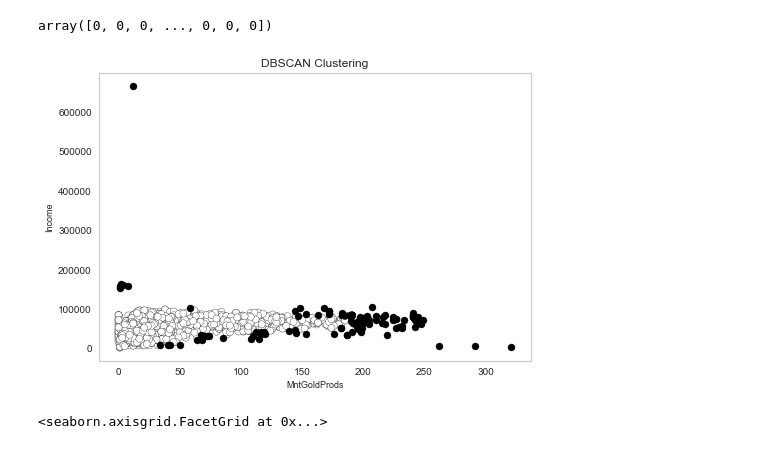
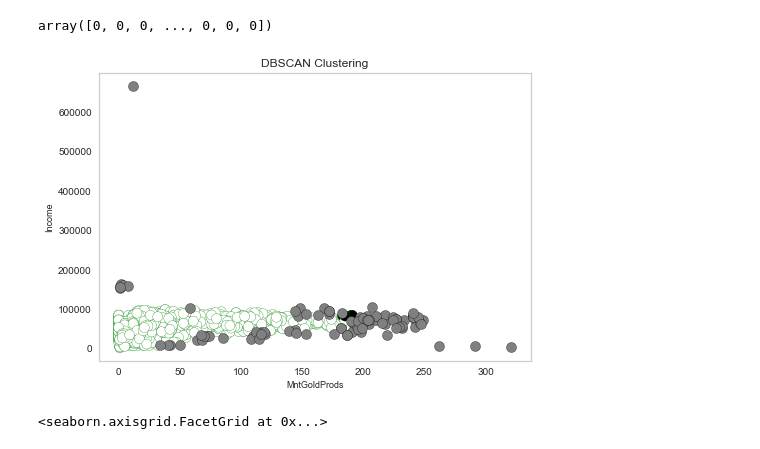
Before and after one commit to MmeMarieLouise/Machine_Learning_clustering, a Jupyter notebook: MachineLearning_report.ipynb, the cells around one changed output. Saved outputs shown, nothing was run; the diff lists cells and outputs as text; code cells hidden in the pictures.

```diff
--- a/MachineLearning_report.ipynb
+++ b/MachineLearning_report.ipynb
@@ -597,7 +597,7 @@ clusters_df = df_luxury_1[model.labels_ != -1]
 
 colours = model.labels_
 colours_clusters = colours[colours != -1]
-colours_outliers = 'black'
+colours_outliers = 'grey'
 
 # clusters info
 clusters = Counter(model.labels_)
@@ -621,22 +621,23 @@ array([0, 0, 0, ..., 0, 0, 0])
 # %%
 # Plot clusters and outliers
 
 fig = plt.figure()
 
 ax = fig.add_axes([.1, .1, 1, 1])
 
 ax.scatter(clusters_df['MntGoldProds'], clusters_df['Income'],
-          c = colours_clusters, edgecolors = 'black', s=50)
+          c = colours_clusters, edgecolors = 'green', s=100)
 ax.scatter(outliers_df['MntGoldProds'],outliers_df['Income'],
-          c = colours_outliers, edgecolors = 'black', s=50)
+          c = colours_outliers, edgecolors = 'black', s=100)
 
 ax.set_xlabel('MntGoldProds', family='Arial', fontsize=9)
 ax.set_ylabel('Income', family='Arial', fontsize=9)
 
 plt.title('DBSCAN Clustering', family='Arial', fontsize=12)
-plt.grid(which='major', color='#cccccc')
+plt.grid(which='major', color='#cccccc', alpha=0.45)
+plt.show()
 # %% [output]
-[figure, old version]
+[figure, new version]
 # %%
 sns.relplot(x="MntGoldProds", y="Income", data=df_luxury_1)
 # %% [output]
```
